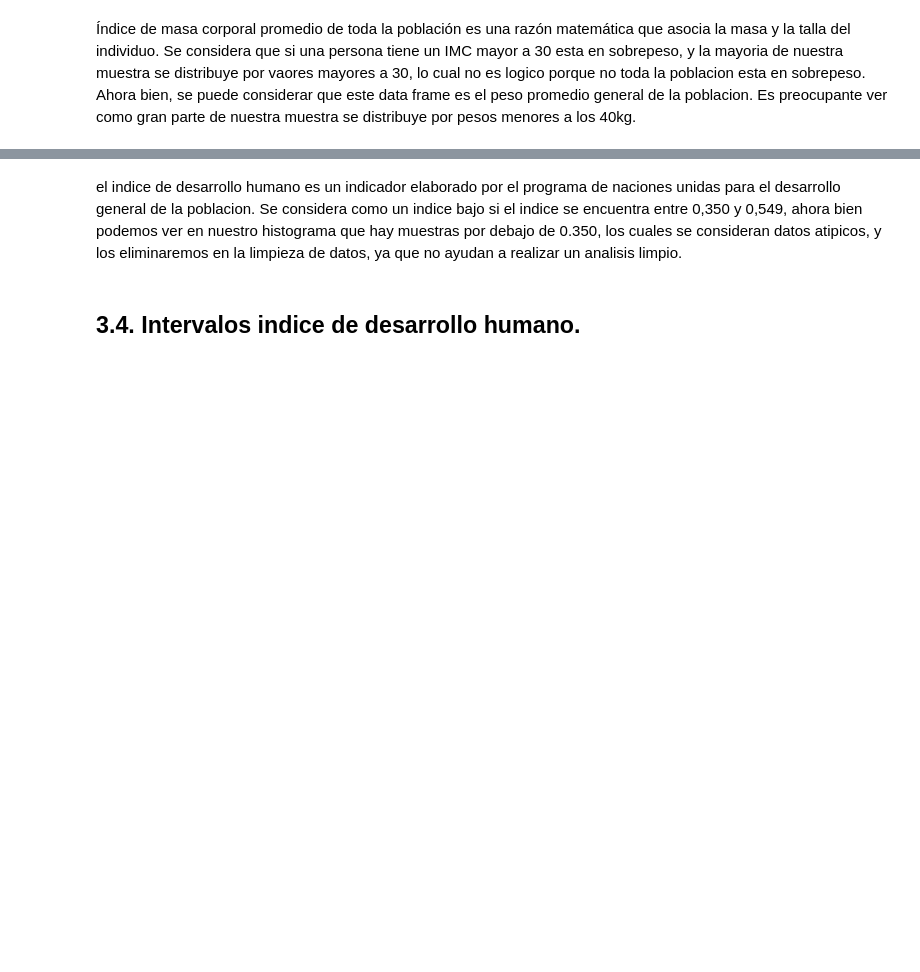
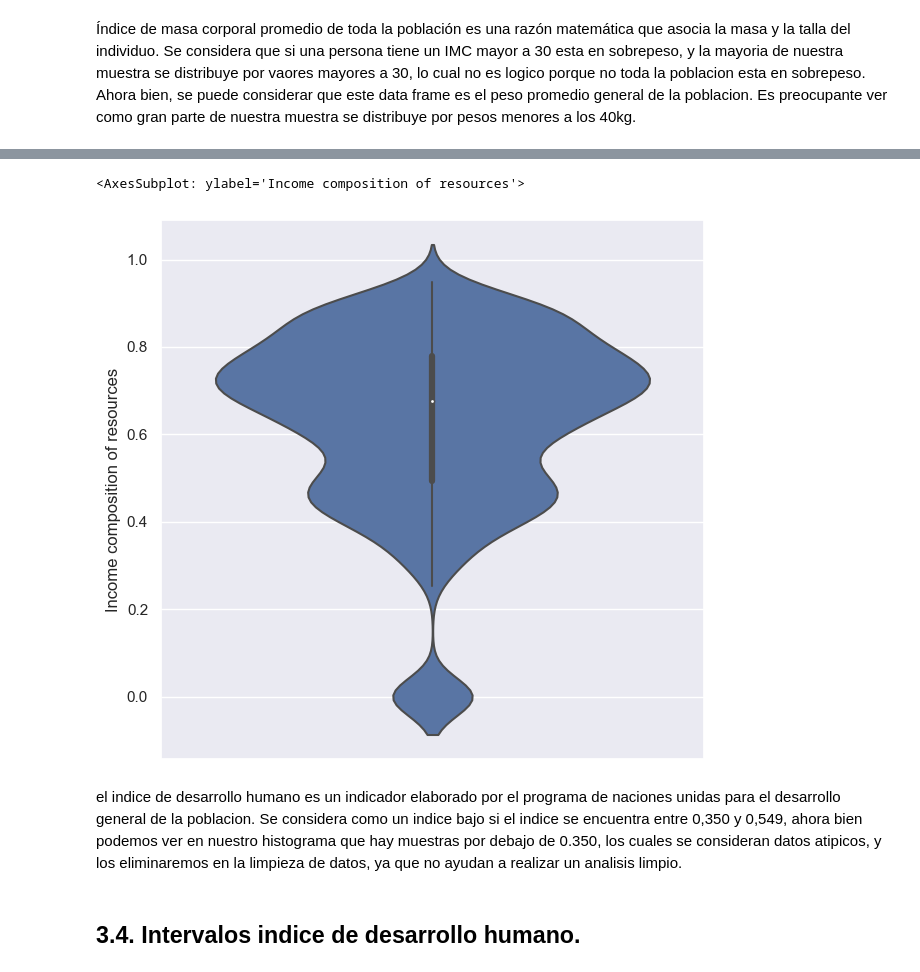
Before and after one commit to julianmoreno1123/Analitica-de-datos, a Jupyter notebook: Proyecto.ipynb, the cells around one changed output, grey strips where cells are left out. Drawn from its saved outputs; the diff is of its cells as text; code cells hidden in the pictures; blank space fills up the shorter version.

```diff
--- a/Proyecto.ipynb
+++ b/Proyecto.ipynb
@@ -356,3 +368,8 @@ sns.histplot(df['Income composition of resources'],color='orange')
+# %%
+sns.violinplot(data=df, y='Income composition of resources')
+# %% [output]
+<AxesSubplot: ylabel='Income composition of resources'>
+[figure, added]
 # %% [markdown]
 el indice de desarrollo humano es un indicador  elaborado por el programa de naciones unidas para el desarrollo general de la poblacion. Se considera como un indice bajo si el indice se encuentra entre 0,350 y 0,549, ahora bien podemos ver en nuestro histograma que hay muestras por debajo de 0.350, los cuales se consideran datos atipicos, y los eliminaremos en la limpieza de datos, ya que no ayudan a realizar un analisis limpio.
 # %% [markdown]
```
Also changed, not shown: parts of 14 cells of this notebook.
